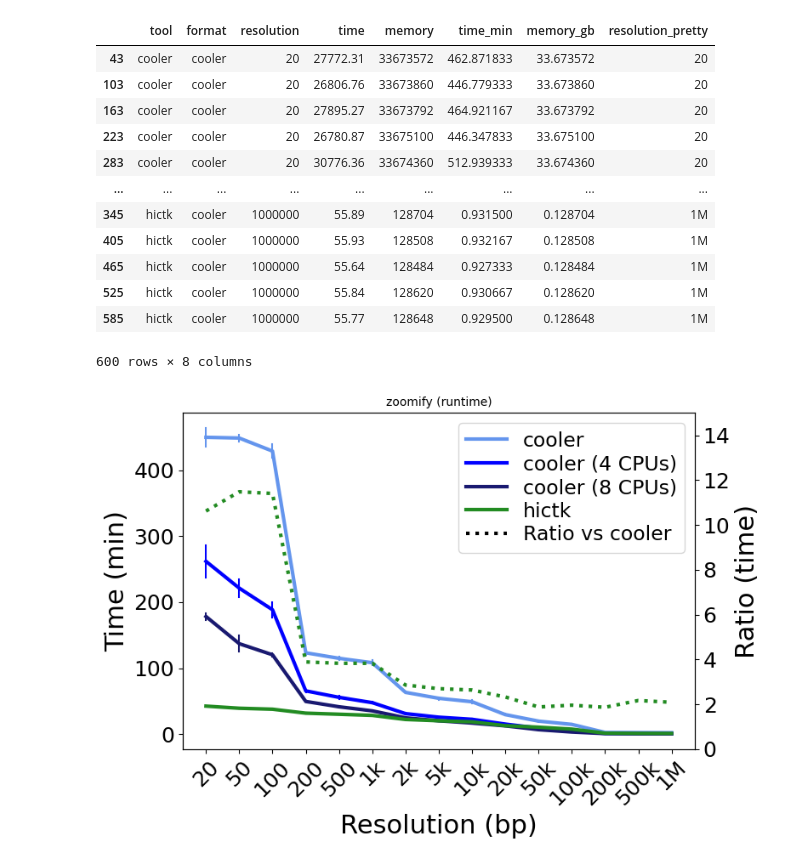
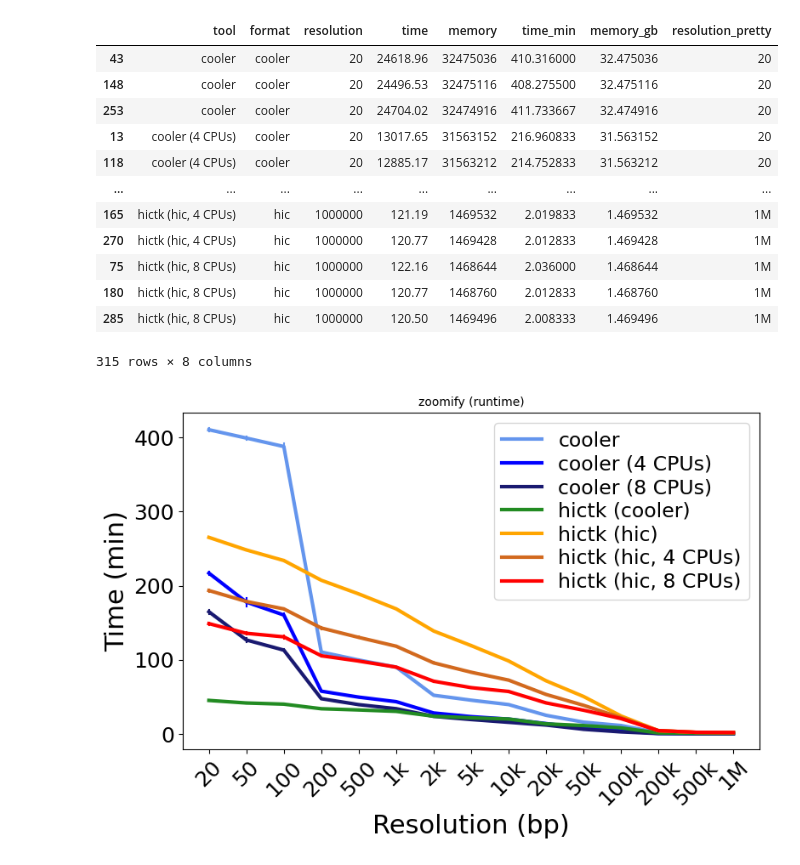
Before and after one commit to paulsengroup/2023-hictk-paper, a Jupyter notebook: bin/plotting/plot_zoomify_benchmarks.ipynb, the cells around one changed output. Drawn from its saved outputs; the diff is of its cells as text; code cells hidden in the pictures.

Commit message:
Update notebooks for plotting

```diff
--- a/bin/plotting/plot_zoomify_benchmarks.ipynb
+++ b/bin/plotting/plot_zoomify_benchmarks.ipynb
@@ -15,7 +15,10 @@ tool_pretty_names = {
     "cooler_st_cooler": "cooler",
     "cooler_mt4_cooler": "cooler (4 CPUs)",
     "cooler_mt8_cooler": "cooler (8 CPUs)",
-    "hictk_cooler": "hictk",
+    "hictk_cooler": "hictk (cooler)",
+    "hictk_st_hic": "hictk (hic)",
+    "hictk_mt4_hic": "hictk (hic, 4 CPUs)",
+    "hictk_mt8_hic": "hictk (hic, 8 CPUs)",
 }
 
 resolutions_pretty = {
@@ -41,7 +44,7 @@ resolutions_pretty = {
     5000000: "5M",
 }
 
-color_palette = ["cornflowerblue", "blue", "midnightblue", "forestgreen"]
+color_palette = ["cornflowerblue", "blue", "midnightblue", "forestgreen", "orange", "chocolate", "red"]
 
 matplotlib.rcParams.update(
     {"axes.titlesize": 10, "axes.labelsize": 22, "legend.fontsize": 17, "xtick.labelsize": 18, "ytick.labelsize": 18}
@@ -57,90 +60,65 @@ def import_data(path) -> pd.DataFrame:
     return df.sort_values(["resolution", "tool"])
 # %%
 df = import_data(bench_results)
-df1 = df.groupby(["tool", "resolution"])["time"].median().reset_index()
-
-cooler_runtime = df1.loc[df1["tool"] == "cooler", "time"].to_numpy()
-cooler_mt4_runtime = df1.loc[df1["tool"] == "cooler (4 CPUs)", "time"].to_numpy()
-cooler_mt8_runtime = df1.loc[df1["tool"] == "cooler (8 CPUs)", "time"].to_numpy()
-hictk_runtime = df1.loc[df1["tool"] == "hictk", "time"].to_numpy()
-
-df1 = df.groupby(["tool", "resolution"])["memory"].median().reset_index()
-
-cooler_memory = df1.loc[df1["tool"] == "cooler", "memory"].to_numpy()
-cooler_mt4_memory = df1.loc[df1["tool"] == "cooler (4 CPUs)", "memory"].to_numpy()
-cooler_mt8_memory = df1.loc[df1["tool"] == "cooler (8 CPUs)", "memory"].to_numpy()
-hictk_memory = df1.loc[df1["tool"] == "hictk", "memory"].to_numpy()
-
 df
 # %% [output]
 |  | tool | format | resolution | time | memory | time_min | memory_gb | resolution_pretty |
-| 43 | cooler | cooler | 20 | 27772.31 | 33673572 | 462.871833 | 33.673572 | 20 |
-| 103 | cooler | cooler | 20 | 26806.76 | 33673860 | 446.779333 | 33.673860 | 20 |
-| 163 | cooler | cooler | 20 | 27895.27 | 33673792 | 464.921167 | 33.673792 | 20 |
-| 223 | cooler | cooler | 20 | 26780.87 | 33675100 | 446.347833 | 33.675100 | 20 |
-| 283 | cooler | cooler | 20 | 30776.36 | 33674360 | 512.939333 | 33.674360 | 20 |
+| 43 | cooler | cooler | 20 | 24618.96 | 32475036 | 410.316000 | 32.475036 | 20 |
+| 148 | cooler | cooler | 20 | 24496.53 | 32475116 | 408.275500 | 32.475116 | 20 |
+| 253 | cooler | cooler | 20 | 24704.02 | 32474916 | 411.733667 | 32.474916 | 20 |
+| 13 | cooler (4 CPUs) | cooler | 20 | 13017.65 | 31563152 | 216.960833 | 31.563152 | 20 |
+| 118 | cooler (4 CPUs) | cooler | 20 | 12885.17 | 31563212 | 214.752833 | 31.563212 | 20 |
 | ... | ... | ... | ... | ... | ... | ... | ... | ... |
-| 345 | hictk | cooler | 1000000 | 55.89 | 128704 | 0.931500 | 0.128704 | 1M |
-| 405 | hictk | cooler | 1000000 | 55.93 | 128508 | 0.932167 | 0.128508 | 1M |
-| 465 | hictk | cooler | 1000000 | 55.64 | 128484 | 0.927333 | 0.128484 | 1M |
-| 525 | hictk | cooler | 1000000 | 55.84 | 128620 | 0.930667 | 0.128620 | 1M |
-| 585 | hictk | cooler | 1000000 | 55.77 | 128648 | 0.929500 | 0.128648 | 1M |
+| 165 | hictk (hic, 4 CPUs) | hic | 1000000 | 121.19 | 1469532 | 2.019833 | 1.469532 | 1M |
+| 270 | hictk (hic, 4 CPUs) | hic | 1000000 | 120.77 | 1469428 | 2.012833 | 1.469428 | 1M |
+| 75 | hictk (hic, 8 CPUs) | hic | 1000000 | 122.16 | 1468644 | 2.036000 | 1.468644 | 1M |
+| 180 | hictk (hic, 8 CPUs) | hic | 1000000 | 120.77 | 1468760 | 2.012833 | 1.468760 | 1M |
+| 285 | hictk (hic, 8 CPUs) | hic | 1000000 | 120.50 | 1469496 | 2.008333 | 1.469496 | 1M |
-600 rows × 8 columns
+315 rows × 8 columns
 # %%
-fig, ax1 = plt.subplots(1, 1, figsize=(8, 5.5))
-ax2 = ax1.twinx()
+fig, ax = plt.subplots(1, 1, figsize=(8, 5.5))
 
 
 sns.lineplot(
     df,
     x="resolution_pretty",
     y="time_min",
     hue="tool",
     palette=color_palette,
     estimator="median",
     err_style="bars",
     errorbar=("se", 2),
-    ax=ax1,
+    ax=ax,
     linewidth=3,
     seed=123456,
     legend=True,
 )
 
-palette = sns.color_palette()
-ax2.plot(
-    list(range(df["resolution"].nunique())),
-    cooler_runtime / hictk_runtime,
-    linestyle="dotted",
-    color=color_palette[3],
-    linewidth=3,
-)
 
+ax.set(title="zoomify (runtime)", ylabel="Time (min)", xlabel="Resolution (bp)")
 
-ax1.set(title="zoomify (runtime)", ylabel="Time (min)", xlabel="Resolution (bp)")
+ax.tick_params(axis="x", rotation=45)
 
-ax1.tick_params(axis="x", rotation=45)
-ax2.set(ylabel="Ratio (time)", ylim=(0, 15))
-
-ax1.legend(
+ax.legend(
     handles=[
         Line2D([0], [0], color=color_palette[0], lw=3, label="cooler"),
         Line2D([0], [0], color=color_palette[1], lw=3, label="cooler (4 CPUs)"),
         Line2D([0], [0], color=color_palette[2], lw=3, label="cooler (8 CPUs)"),
-        Line2D([0], [0], color=color_palette[3], lw=3, label="hictk"),
-        Line2D([0], [0], color="black", linestyle="dotted", lw=3, label="Ratio vs cooler"),
+        Line2D([0], [0], color=color_palette[3], lw=3, label="hictk (cooler)"),
+        Line2D([0], [0], color=color_palette[4], lw=3, label="hictk (hic)"),
+        Line2D([0], [0], color=color_palette[5], lw=3, label="hictk (hic, 4 CPUs)"),
+        Line2D([0], [0], color=color_palette[6], lw=3, label="hictk (hic, 8 CPUs)"),
     ],
     labelspacing=0.2,
     loc="upper right",
 )
 
-loc1 = plticker.MultipleLocator(base=100)
-loc2 = plticker.MultipleLocator(base=2)
-ax1.yaxis.set_major_locator(loc1)
-ax2.yaxis.set_major_locator(loc2)
+loc = plticker.MultipleLocator(base=100)
+ax.yaxis.set_major_locator(loc)
 
 fig.tight_layout()
 fig.savefig("/tmp/zoomify_runtime.png", dpi=600)
 fig.savefig("/tmp/zoomify_runtime.svg")
 # %% [output]
-[figure, old version]
+[figure, new version]
 # %%
```
Also changed, not shown: parts of 1 cell of this notebook, 10 other files.
